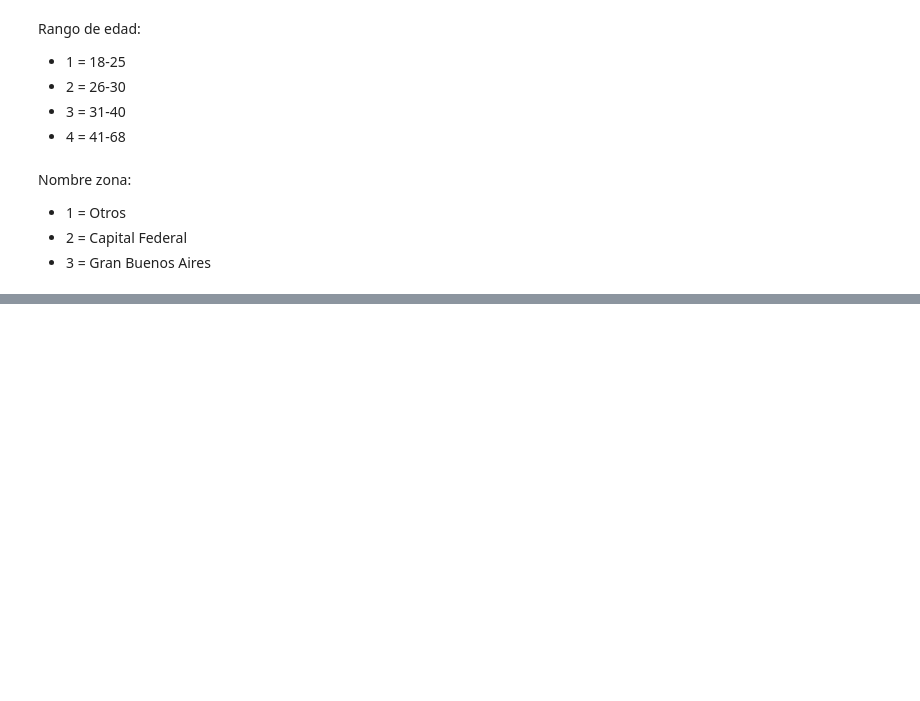
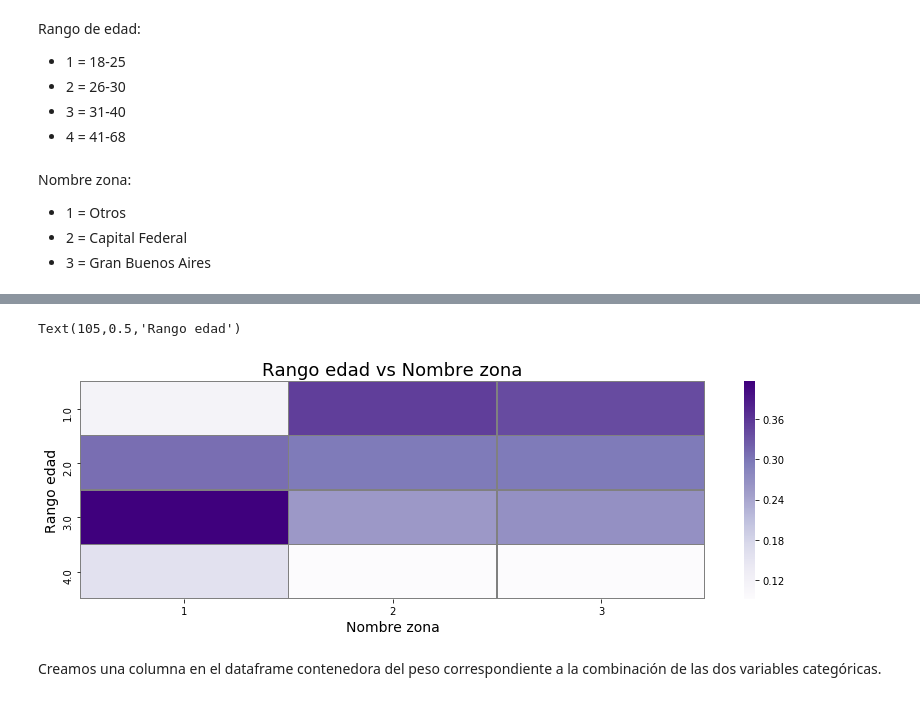
Before and after one commit to franhermani/TP2-7506, a Jupyter notebook: feature_engineering.ipynb, the cells around one changed output, grey strips where cells are left out. Drawn from its saved outputs; the diff is of its cells as text; code cells hidden in the pictures; blank space fills up the shorter version.

```diff
--- a/feature_engineering.ipynb
+++ b/feature_engineering.ipynb
@@ -195,0 +326,3 @@ Nombre zona:
+# %%
+edad_vs_zona_t = pd.crosstab(modelo_si['rango_edad'], modelo_si['nombre_zona'], normalize='columns')
+edad_vs_zona_t
@@ -196,4 +336,13 @@ Nombre zona:
 # %%
-#fig, ax = plt.subplots(figsize=(14,4))
-#heatmap = sns.heatmap(edad_vs_zona, cmap='gist_gray', annot=False, linewidths=.5, ax=ax)
-#heatmap
+fig, ax = plt.subplots(figsize=(14,4))
+heatmap = sns.heatmap(edad_vs_zona_t, cmap='Purples', robust=False, annot=False,\
+                      linewidths=.5, linecolor='grey', ax=ax)
+
+heatmap.set_title('Rango edad vs Nombre zona', fontsize=18)
+heatmap.set_xlabel('Nombre zona', fontsize=14)
+heatmap.set_ylabel('Rango edad', fontsize=14)
+# %% [output]
+Text(105,0.5,'Rango edad')
+[figure, added]
+# %% [markdown]
+Creamos una columna en el dataframe contenedora del peso correspondiente a la combinación de las dos variables categóricas.
```
Also changed, not shown: parts of 58 cells of this notebook.
